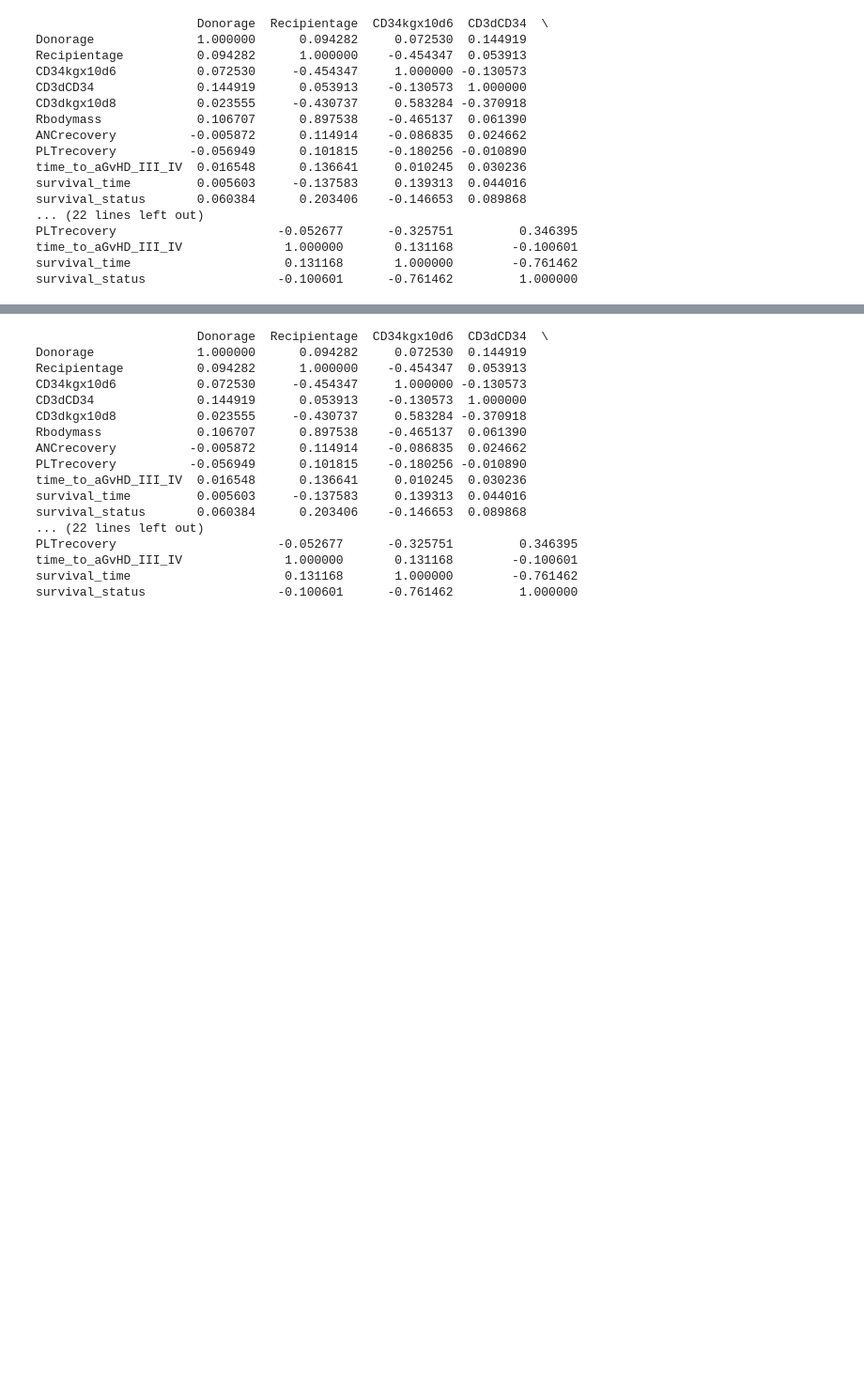
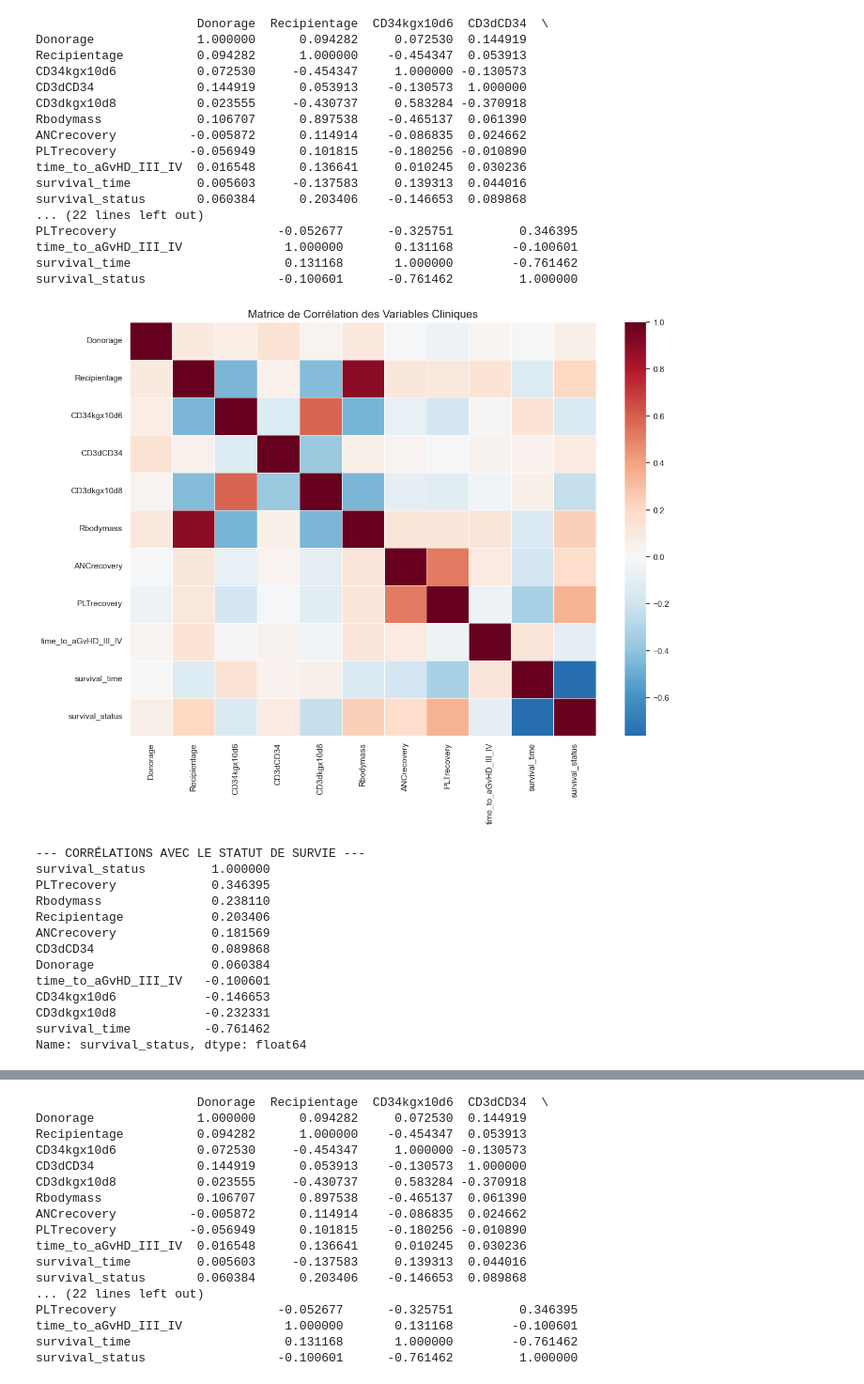
Before and after one commit to younesjebari/Pediatric-BMT-Decision-Support, a Jupyter notebook: notebooks/eda.ipynb, the cells around one changed output, grey strips where cells are left out. Shown at 94% size. Cells and saved outputs as stored; diff of their text form; code cells hidden in the pictures; blank space fills up the shorter version.

```diff
--- a/notebooks/eda.ipynb
+++ b/notebooks/eda.ipynb
@@ -213,3 +278,43 @@ PLTrecovery                      -0.052677      -0.325751         0.346395
 time_to_aGvHD_III_IV              1.000000       0.131168        -0.100601
 survival_time                     0.131168       1.000000        -0.761462
 survival_status                  -0.100601      -0.761462         1.000000
+# %%
+# =================================================================
+# 6. ANALYSE DE CORRÉLATION (MATRICE DE CHALEUR)
+# =================================================================
+# Cette étape identifie les relations linéaires entre les variables.
+# Une corrélation proche de 1 ou -1 indique une forte dépendance.
+
+import seaborn as sns
+import matplotlib.pyplot as plt
+
+# 6.1 Sélection des variables numériques
+corr_matrix = df.select_dtypes(include=['float64', 'int64']).corr()
+
+# 6.2 Visualisation par Heatmap
+plt.figure(figsize=(14, 10))
+sns.heatmap(corr_matrix, annot=False, cmap='RdBu_r', center=0, linewidths=0.5)
+
+plt.title("Matrice de Corrélation des Variables Cliniques", fontsize=15)
+plt.show()
+
+# 6.3 Focus sur la variable cible (Survival Status)
+# On affiche uniquement les variables les plus liées à la survie
+print("--- CORRÉLATIONS AVEC LE STATUT DE SURVIE ---")
+target_corr = corr_matrix['survival_status'].sort_values(ascending=False)
+print(target_corr)
+# %% [output]
+[figure, added]
+--- CORRÉLATIONS AVEC LE STATUT DE SURVIE ---
+survival_status         1.000000
+PLTrecovery             0.346395
+Rbodymass               0.238110
+Recipientage            0.203406
+ANCrecovery             0.181569
+CD3dCD34                0.089868
+Donorage                0.060384
+time_to_aGvHD_III_IV   -0.100601
+CD34kgx10d6            -0.146653
+CD3dkgx10d8            -0.232331
+survival_time          -0.761462
+Name: survival_status, dtype: float64
```
Also changed, not shown: parts of 11 cells of this notebook, 1 other file.
